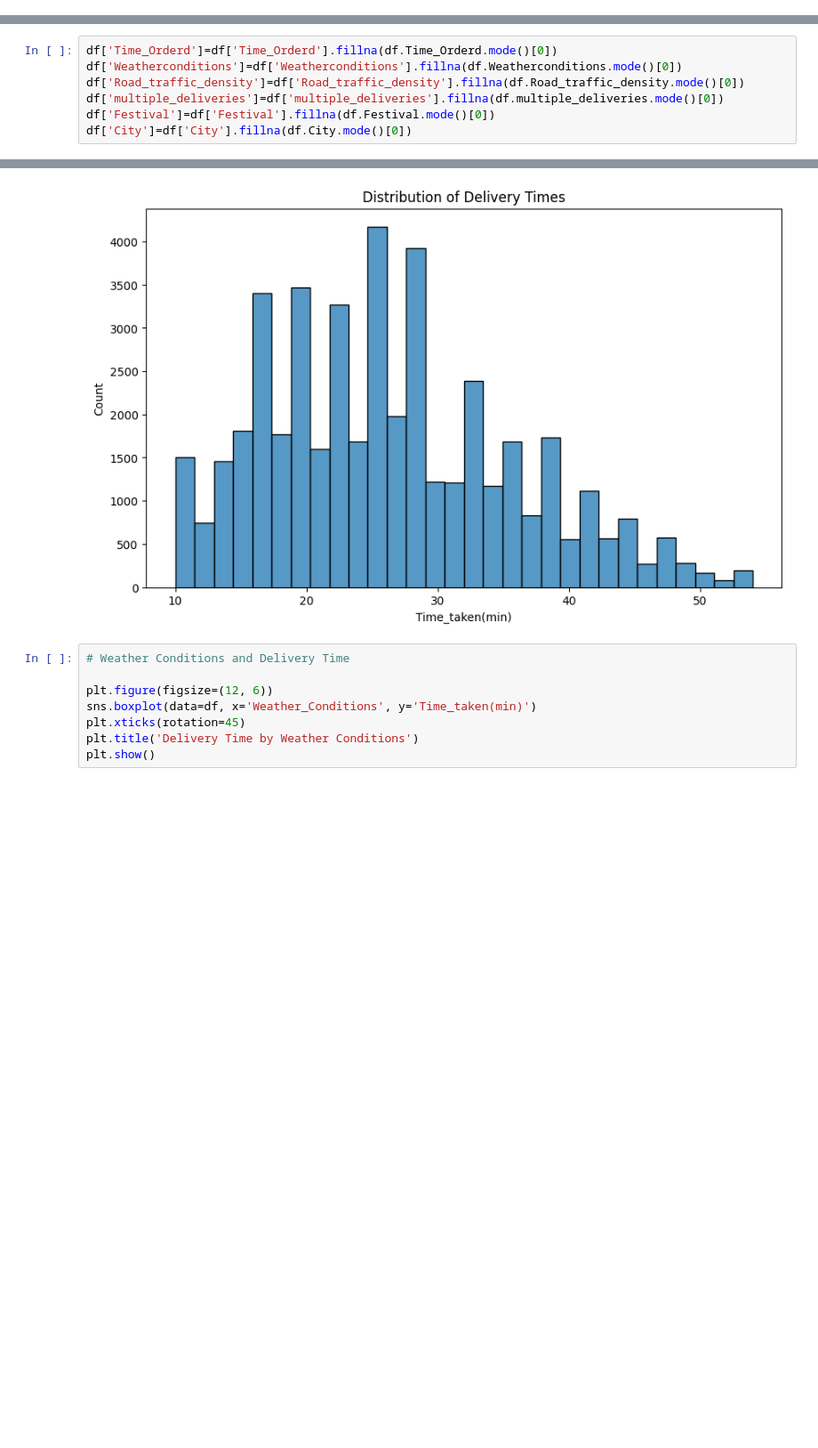
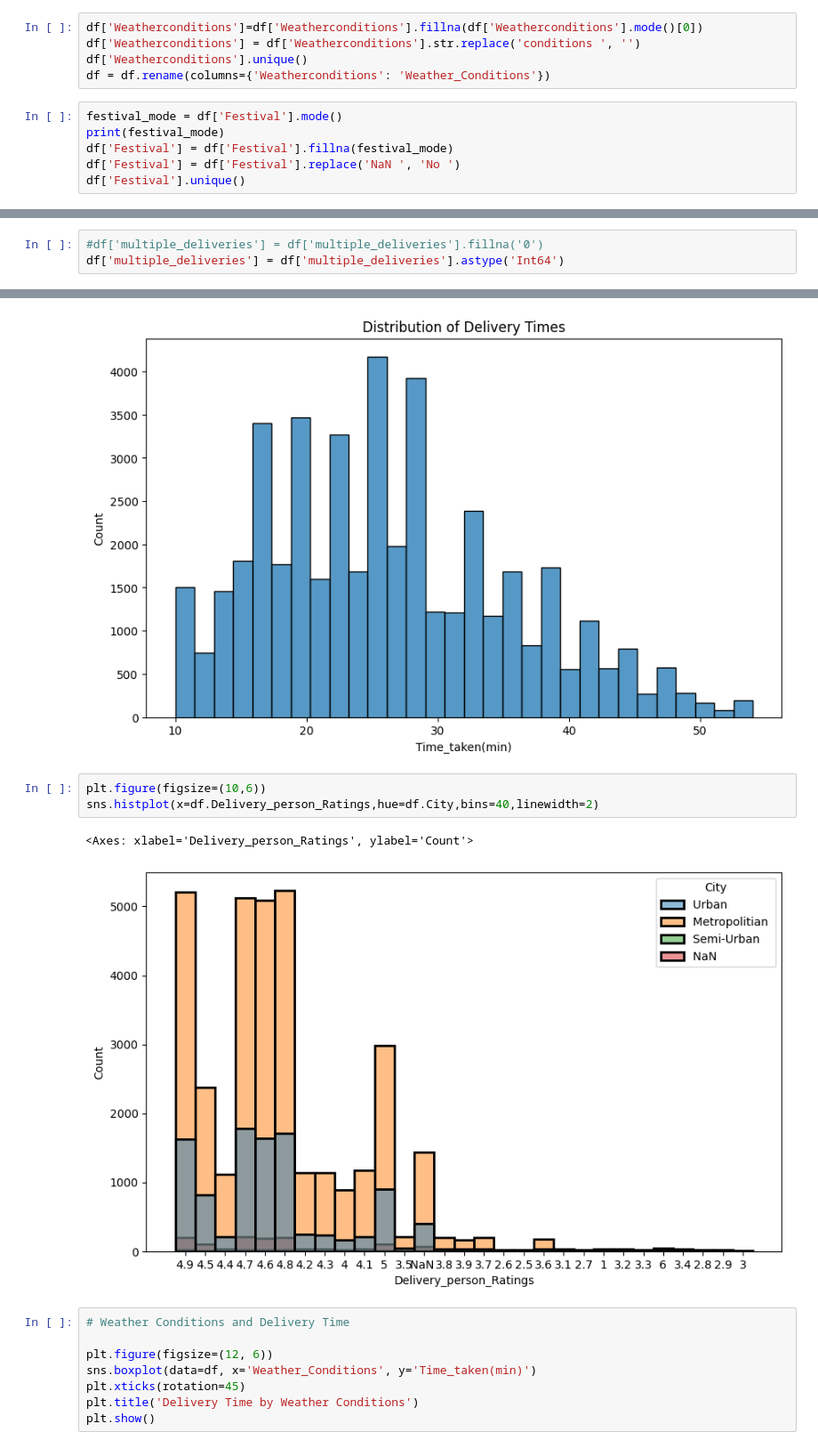
Before and after one commit to ckakgun/customer_delivery_predictor, a Jupyter notebook: notebook/EDA.ipynb, the cells around one changed output, grey strips where cells are left out. Shown at 89% size. Drawn from its saved outputs; the diff is of its cells as text; blank space fills up the shorter version.

```diff
--- a/notebook/EDA.ipynb
+++ b/notebook/EDA.ipynb
@@ -178,0 +221,11 @@ df['Delivery_person_Ratings'] =  df['Delivery_person_Ratings'].fillna(df['Delive
+# %%
+df['Weatherconditions']=df['Weatherconditions'].fillna(df['Weatherconditions'].mode()[0])
+df['Weatherconditions'] = df['Weatherconditions'].str.replace('conditions ', '')
+df['Weatherconditions'].unique()
+df = df.rename(columns={'Weatherconditions': 'Weather_Conditions'})
+# %%
+festival_mode = df['Festival'].mode()
+print(festival_mode)
+df['Festival'] = df['Festival'].fillna(festival_mode)
+df['Festival'] = df['Festival'].replace('NaN ', 'No ')
+df['Festival'].unique()
@@ -178,0 +245,3 @@ df['Delivery_person_Ratings'] =  df['Delivery_person_Ratings'].fillna(df['Delive
+# %%
+#df['multiple_deliveries'] = df['multiple_deliveries'].fillna('0')
+df['multiple_deliveries'] = df['multiple_deliveries'].astype('Int64')
@@ -181,13 +252,6 @@ df['Delivery_person_Ratings'] =  df['Delivery_person_Ratings'].fillna(df['Delive
 df['Time_taken(min)'] = df['Time_taken(min)'].str.extract(r'(\d+)').astype('Int64')
 # %%
 df['Order_Date'] = pd.to_datetime(df['Order_Date'], dayfirst=True)
-# %%
-df['Time_Orderd']=df['Time_Orderd'].fillna(df.Time_Orderd.mode()[0])
-df['Weatherconditions']=df['Weatherconditions'].fillna(df.Weatherconditions.mode()[0])
-df['Road_traffic_density']=df['Road_traffic_density'].fillna(df.Road_traffic_density.mode()[0])
-df['multiple_deliveries']=df['multiple_deliveries'].fillna(df.multiple_deliveries.mode()[0])
-df['Festival']=df['Festival'].fillna(df.Festival.mode()[0])
-df['City']=df['City'].fillna(df.City.mode()[0])
 # %%
 #df.dtypes
 df.head()
@@ -284,6 +348,12 @@ plt.title('Distribution of Delivery Times')
 plt.show()
 # %% [output]
 [figure]
+# %%
+plt.figure(figsize=(10,6))
+sns.histplot(x=df.Delivery_person_Ratings,hue=df.City,bins=40,linewidth=2)
+# %% [output]
+<Axes: xlabel='Delivery_person_Ratings', ylabel='Count'>
+[figure, added]
 # %%
 # Weather Conditions and Delivery Time
 
```
Also changed, not shown: parts of 15 cells of this notebook, 1 other file.
